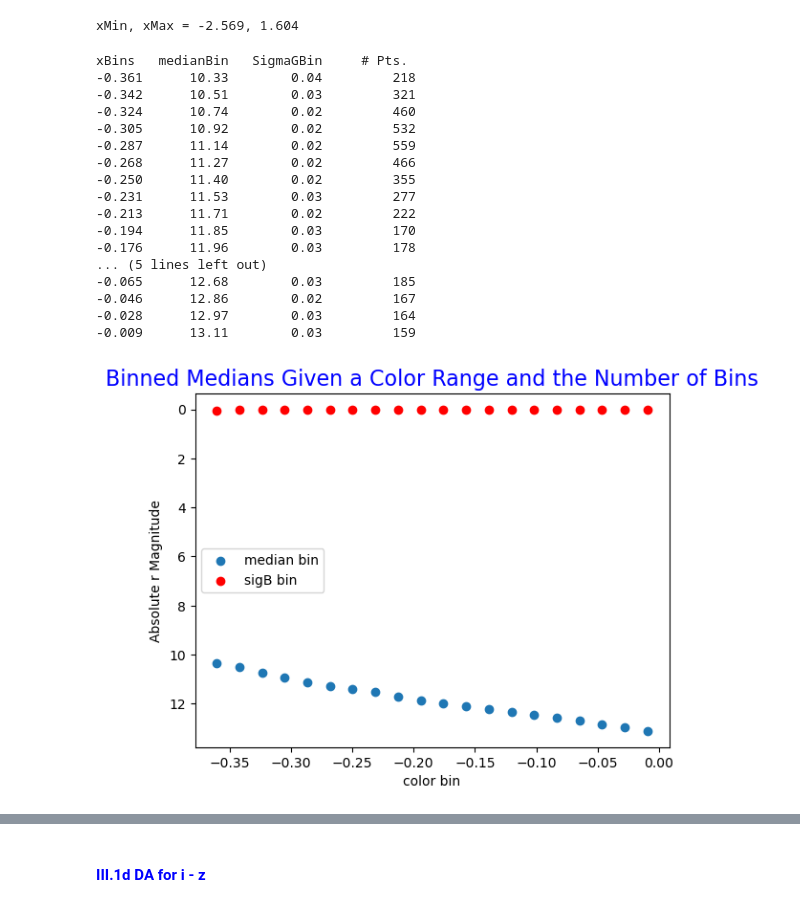
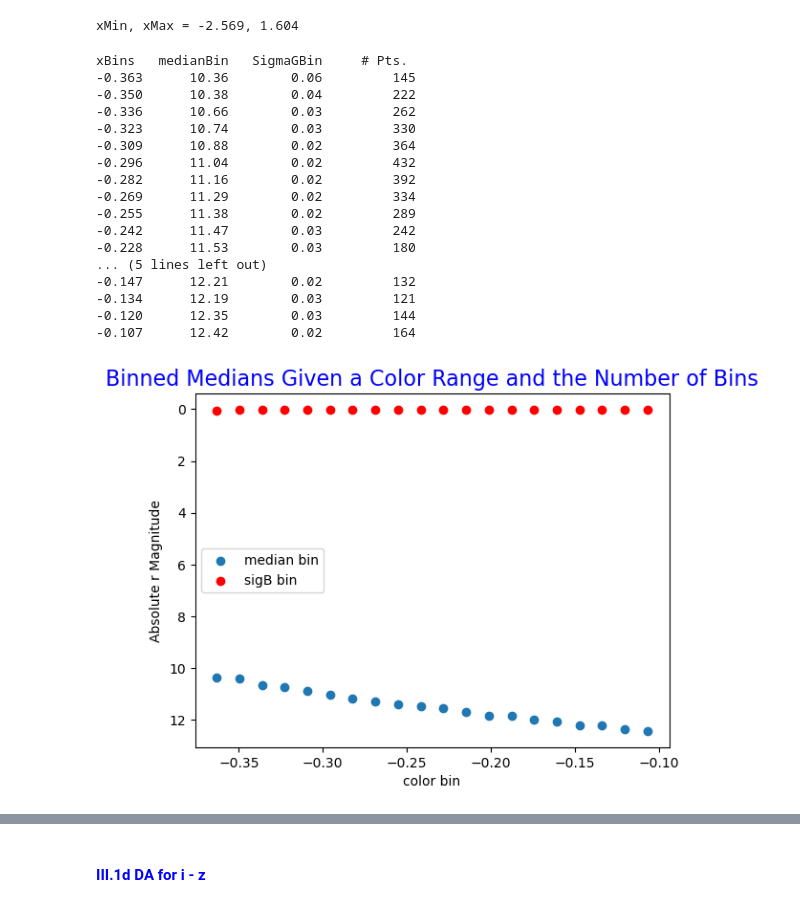
Before and after one commit to bobabel/White-Dwarfs, a Jupyter notebook: model_WDs.ipynb, the cells around one changed output, grey strips where cells are left out. Drawn from its saved outputs; the diff is of its cells as text; code cells hidden in the pictures.

```diff
--- a/model_WDs.ipynb
+++ b/model_WDs.ipynb
@@ -473,26 +473,26 @@ xMin, xMax = -2.569, 1.604
 # %%
 nBins = 20
 xBin, medianBin, sigGbin = optimizeDist(df_DA['ri'], df_DA['r_MagAbs'], xMin=-.37,
-                                       xMax=0., nBins=nBins)
+                                       xMax=-0.1, nBins=nBins)
 # %% [output]
 xBins   medianBin   SigmaGBin     # Pts.
--0.361      10.33        0.04         218
--0.342      10.51        0.03         321
--0.324      10.74        0.02         460
--0.305      10.92        0.02         532
--0.287      11.14        0.02         559
--0.268      11.27        0.02         466
--0.250      11.40        0.02         355
--0.231      11.53        0.03         277
--0.213      11.71        0.02         222
--0.194      11.85        0.03         170
--0.176      11.96        0.03         178
+-0.363      10.36        0.06         145
+-0.350      10.38        0.04         222
+-0.336      10.66        0.03         262
+-0.323      10.74        0.03         330
+-0.309      10.88        0.02         364
+-0.296      11.04        0.02         432
+-0.282      11.16        0.02         392
+-0.269      11.29        0.02         334
+-0.255      11.38        0.02         289
+-0.242      11.47        0.03         242
+-0.228      11.53        0.03         180
 ... (5 lines left out)
--0.065      12.68        0.03         185
--0.046      12.86        0.02         167
--0.028      12.97        0.03         164
--0.009      13.11        0.03         159
+-0.147      12.21        0.02         132
+-0.134      12.19        0.03         121
+-0.120      12.35        0.03         144
+-0.107      12.42        0.02         164
-[figure, old version]
+[figure, new version]
 # %%
 x, sigma_y, theta1, theta2, theta3, theta4, theta5, theta6 = bestFitPlot(xBin, medianBin)
 calcBestFit(xBin, medianBin, nBins, sigma_y, theta1, theta2, theta3, theta4, theta5, theta6)
```
Also changed, not shown: parts of 13 cells of this notebook, 4 other files.
